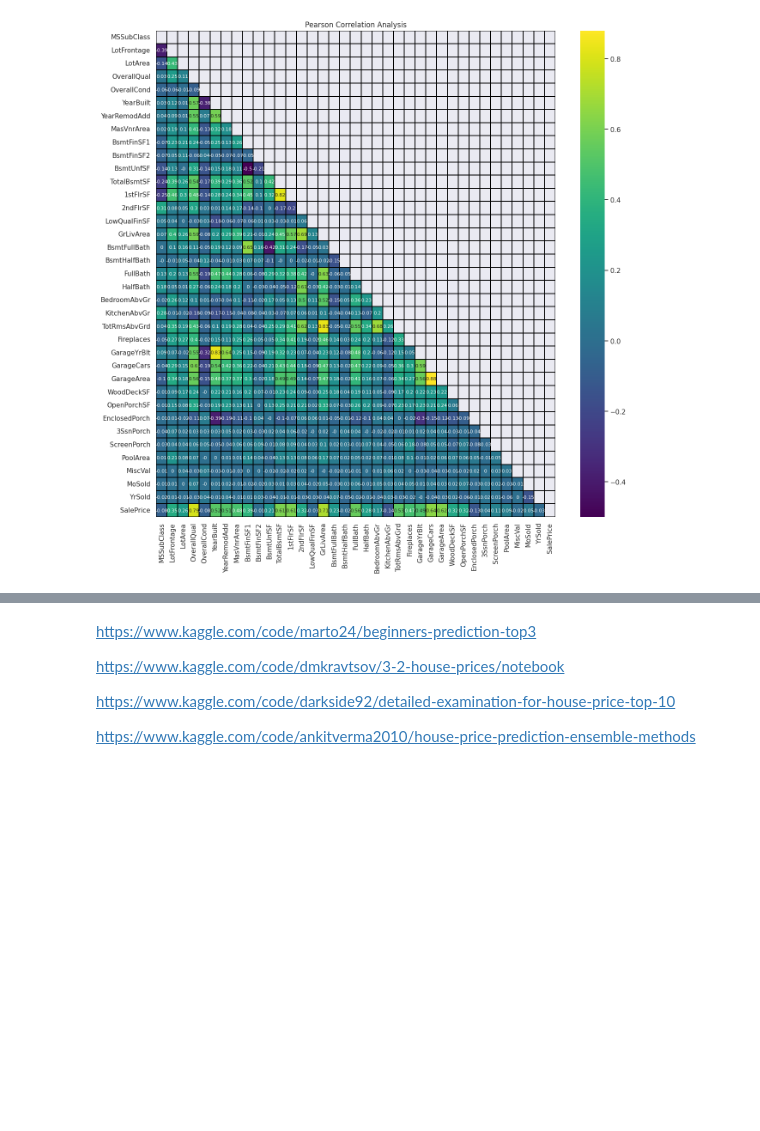
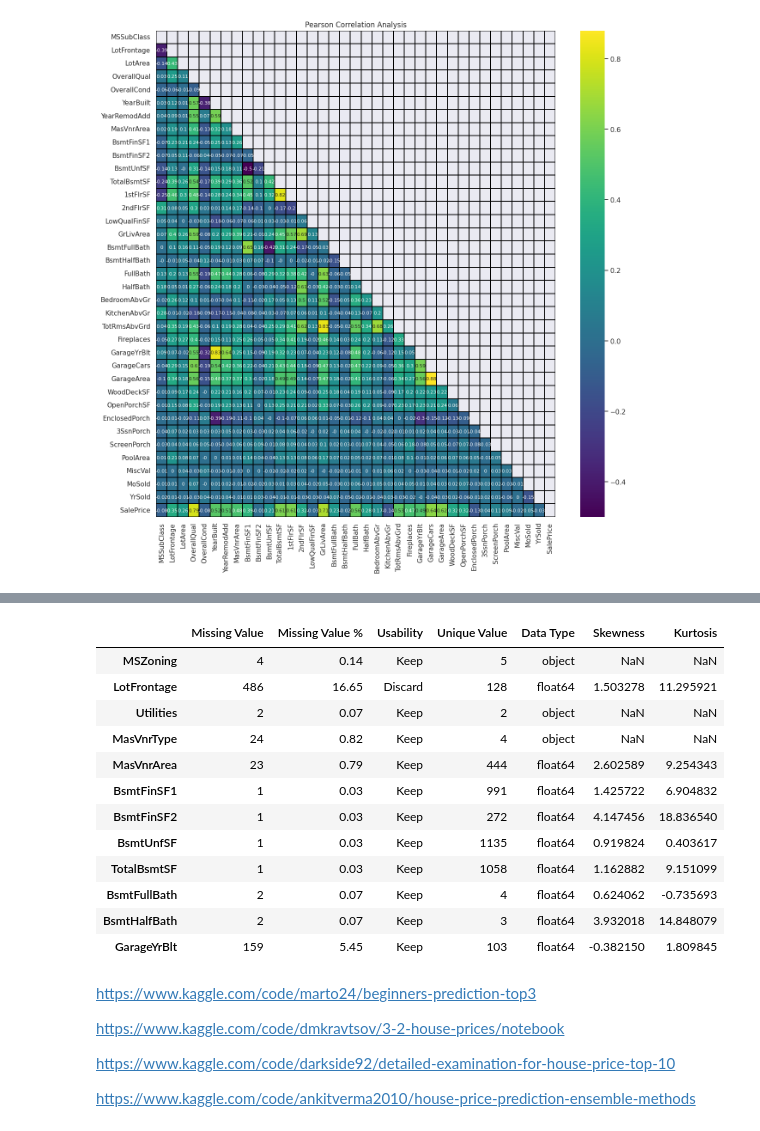
Before and after one commit to eh329/Kaggle, a Jupyter notebook: house-eh329-price.ipynb, the cells around one changed output, grey strips where cells are left out. Drawn from its saved outputs; the diff is of its cells as text; code cells hidden in the pictures; blank space fills up the shorter version.

Commit message:
Kaggle Notebook | House/eh329/Price | Version 7

```diff
--- a/house-eh329-price.ipynb
+++ b/house-eh329-price.ipynb
@@ -216,0 +223,33 @@ stats.head()
+# %%
+# For this part, it is requred to apply changes to both train and test dataset
+# Thus, the two dataframes are concatenated into one in order to avoid doing anything twice
+
+two_df = pd.concat([train, test], axis = 0, sort = False)
+
+# Converting non-numeric columns stored as numbers into string
+
+two_df['MSSubClass'] = two_df['MSSubClass'].apply(str)
+two_df['YrSold'] = two_df['YrSold'].apply(str)
+two_df['MoSold'] = two_df['MoSold'].apply(str)
+
+# Filling Categorical NaN According to the Description File
+
+two_df['Functional'] = two_df['Functional'].fillna('Typ')
+two_df['Electrical'] = two_df['Electrical'].fillna("SBrkr")
+two_df['KitchenQual'] = two_df['KitchenQual'].fillna("TA")
+
+
+for col in ['Exterior1st', 'Exterior2nd', 'SaleType']:
+    two_df[col] = two_df[col].fillna(two_df[col].mode()[0])
+
+for col in ['GarageArea', 'GarageCars']:
+    two_df[col] = two_df[col].fillna(0)
+
+for col in ['GarageType', 'GarageFinish', 'GarageQual', 'GarageCond',
+           'BsmtQual', 'BsmtCond', 'BsmtExposure', 'BsmtFinType1', 'BsmtFinType2',
+           'MiscFeature', 'Fence', 'FireplaceQu', "Alley", "PoolQC"]:
+    two_df[col] = two_df[col].fillna('None')
+# %%
+final = two_df.drop(["SalePrice"], axis = 1)
+stats = basic_details(final)
+stats.head()
@@ -217,3 +263,19 @@ stats.head()
+# %%
+stats[(stats["Usability"] == "Discard") | (stats["Missing Value"] > 0)]
+# %% [output]
+|  | Missing Value | Missing Value % | Usability | Unique Value | Data Type | Skewness | Kurtosis |
+| MSZoning | 4 | 0.14 | Keep | 5 | object | NaN | NaN |
+| LotFrontage | 486 | 16.65 | Discard | 128 | float64 | 1.503278 | 11.295921 |
+| Utilities | 2 | 0.07 | Keep | 2 | object | NaN | NaN |
+| MasVnrType | 24 | 0.82 | Keep | 4 | object | NaN | NaN |
+| MasVnrArea | 23 | 0.79 | Keep | 444 | float64 | 2.602589 | 9.254343 |
+| BsmtFinSF1 | 1 | 0.03 | Keep | 991 | float64 | 1.425722 | 6.904832 |
+| BsmtFinSF2 | 1 | 0.03 | Keep | 272 | float64 | 4.147456 | 18.836540 |
+| BsmtUnfSF | 1 | 0.03 | Keep | 1135 | float64 | 0.919824 | 0.403617 |
+| TotalBsmtSF | 1 | 0.03 | Keep | 1058 | float64 | 1.162882 | 9.151099 |
+| BsmtFullBath | 2 | 0.07 | Keep | 4 | float64 | 0.624062 | -0.735693 |
+| BsmtHalfBath | 2 | 0.07 | Keep | 3 | float64 | 3.932018 | 14.848079 |
+| GarageYrBlt | 159 | 5.45 | Keep | 103 | float64 | -0.382150 | 1.809845 |
 # %% [markdown]
 https://www.kaggle.com/code/marto24/beginners-prediction-top3
 
```
Also changed, not shown: parts of 5 cells of this notebook.
